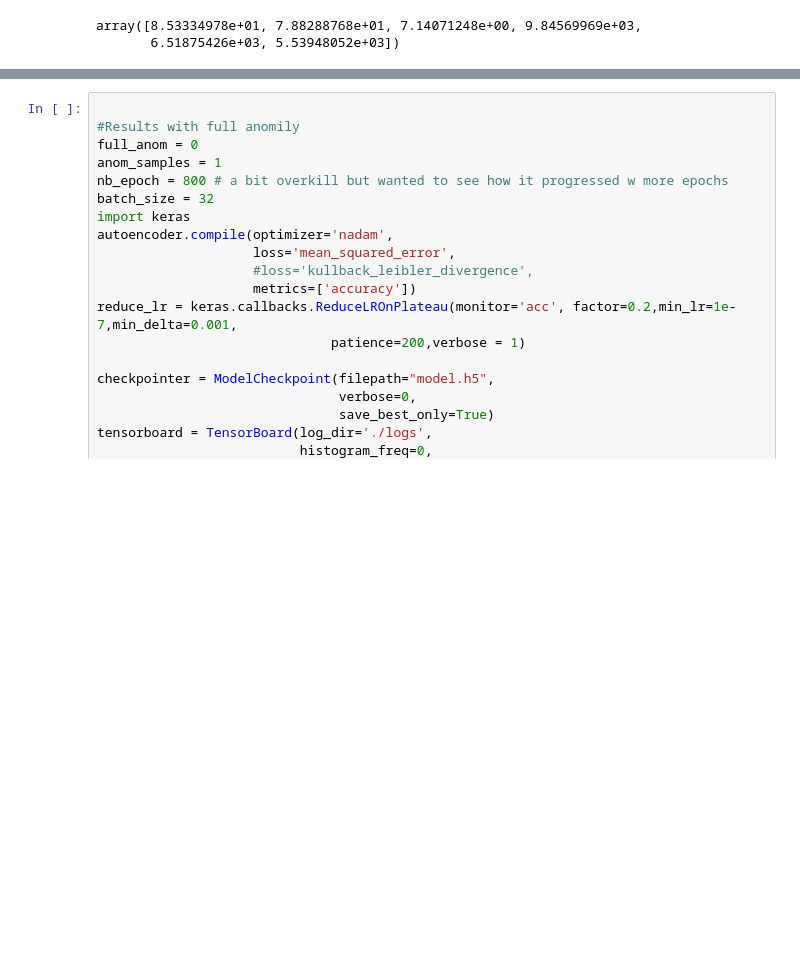
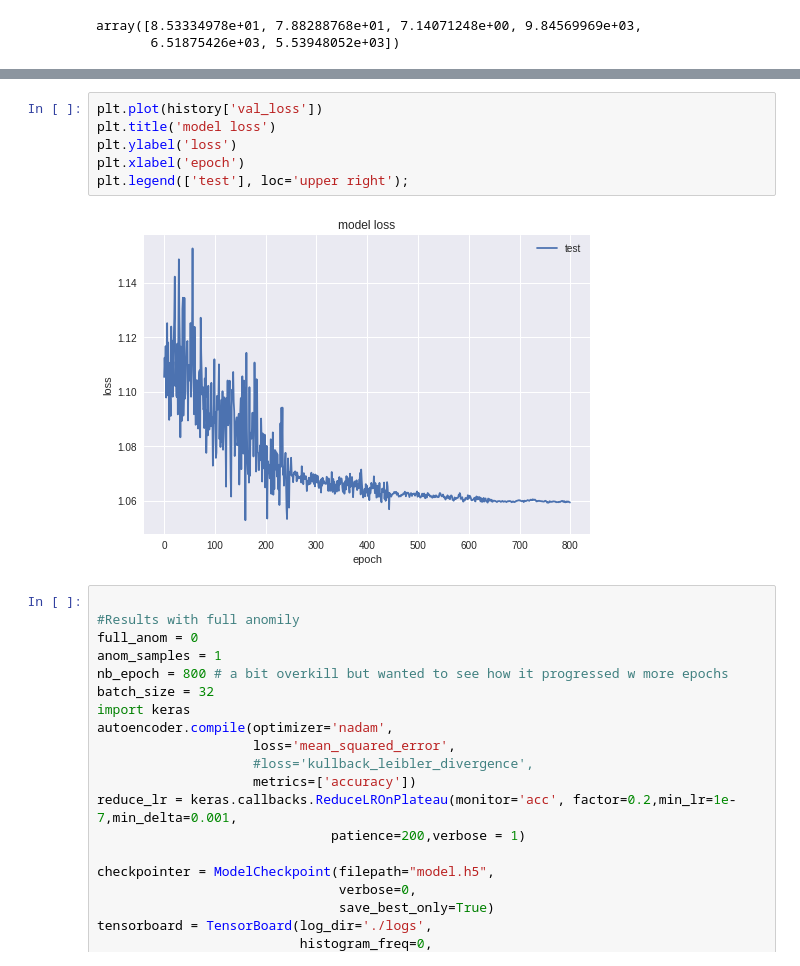
Before and after one commit to opooladz/ESPRIT-Autoencoder-Anomaly-Detection, a Jupyter notebook: Copy_of_ESPRIT2.ipynb, the cells around one changed output, grey strips where cells are left out. Drawn from its saved outputs; the diff is of its cells as text; blank space fills up the shorter version.

Commit message:
Showing Loss Over Epoch with 1 sample of Anomaly

```diff
--- a/Copy_of_ESPRIT2.ipynb
+++ b/Copy_of_ESPRIT2.ipynb
@@ -828,3 +1014,11 @@ x_test2.shape
+# %%
+plt.plot(history['val_loss'])
+plt.title('model loss')
+plt.ylabel('loss')
+plt.xlabel('epoch')
+plt.legend(['test'], loc='upper right');
+# %% [output]
+[figure, added]
 # %%
 
 #Results with full anomily
```
Also changed, not shown: parts of 8 cells of this notebook.
